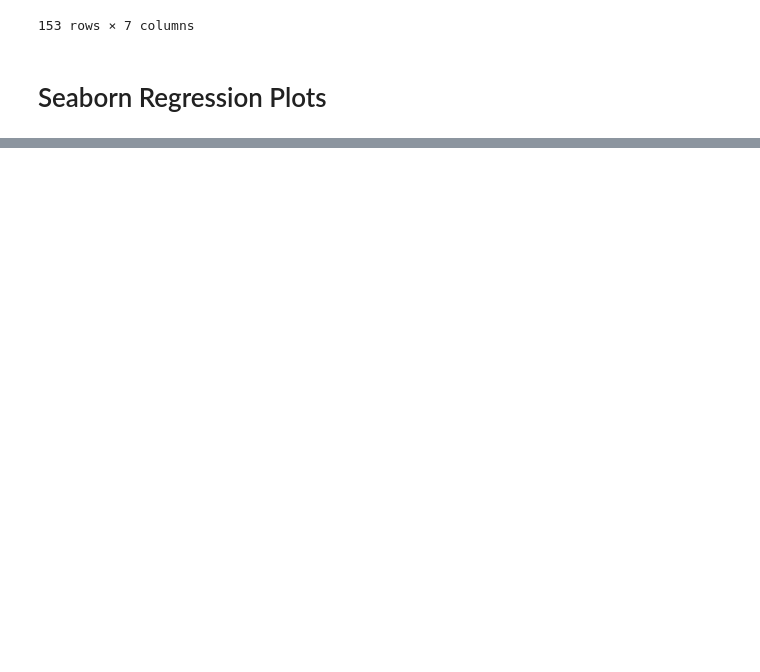
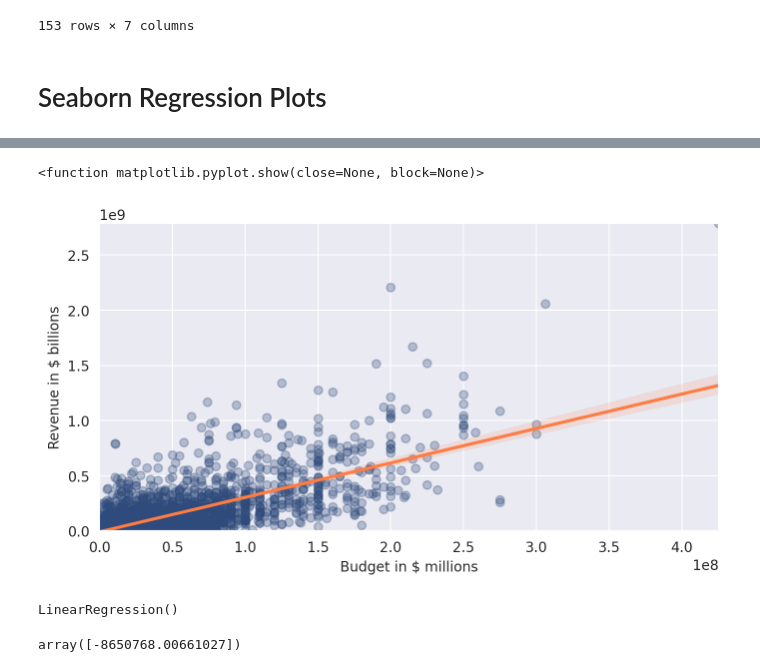
Before and after one commit to MohammadAburub93/Python-Data-Science-Practice, a Jupyter notebook: Seaborn and Linear Regression/Seaborn_and_Linear_Regression_(start).ipynb, the cells around one changed output, grey strips where cells are left out. Cells and saved outputs as stored; diff of their text form; code cells hidden in the pictures; blank space fills up the shorter version.

```diff
--- a/Seaborn and Linear Regression/Seaborn_and_Linear_Regression_(start).ipynb
+++ b/Seaborn and Linear Regression/Seaborn_and_Linear_Regression_(start).ipynb
@@ -435,0 +363,20 @@ $$ REV \hat ENUE = \theta _0 + \theta _1 BUDGET$$
+# %%
+plt.figure(figsize=(8,4), dpi=200)
+with sns.axes_style('darkgrid'):
+  reg_ax = sns.regplot(data=new_films,
+            x= 'USD_Production_Budget',
+            y= 'USD_Worldwide_Gross',
+            color='#2f4b7c',
+            scatter_kws={'alpha': 0.3},
+            line_kws={'color': '#ff7c43'}
+            )
+reg_ax.set(
+    xlim=(0, new_films.USD_Production_Budget.max()),
+    ylim=(0, new_films.USD_Worldwide_Gross.max()),
+    xlabel='Budget in $ millions',
+    ylabel='Revenue in $ billions'
+)
+plt.show
+# %% [output]
+<function matplotlib.pyplot.show(close=None, block=None)>
+[figure, added]
@@ -435,0 +389,9 @@ $$ REV \hat ENUE = \theta _0 + \theta _1 BUDGET$$
+# %%
+regression.fit(X,y)
+# %% [output]
+LinearRegression()
+# %%
+#Theta zero
+regression.intercept_
+# %% [output]
+array([-8650768.00661027])
```
Also changed, not shown: parts of 34 cells of this notebook.
